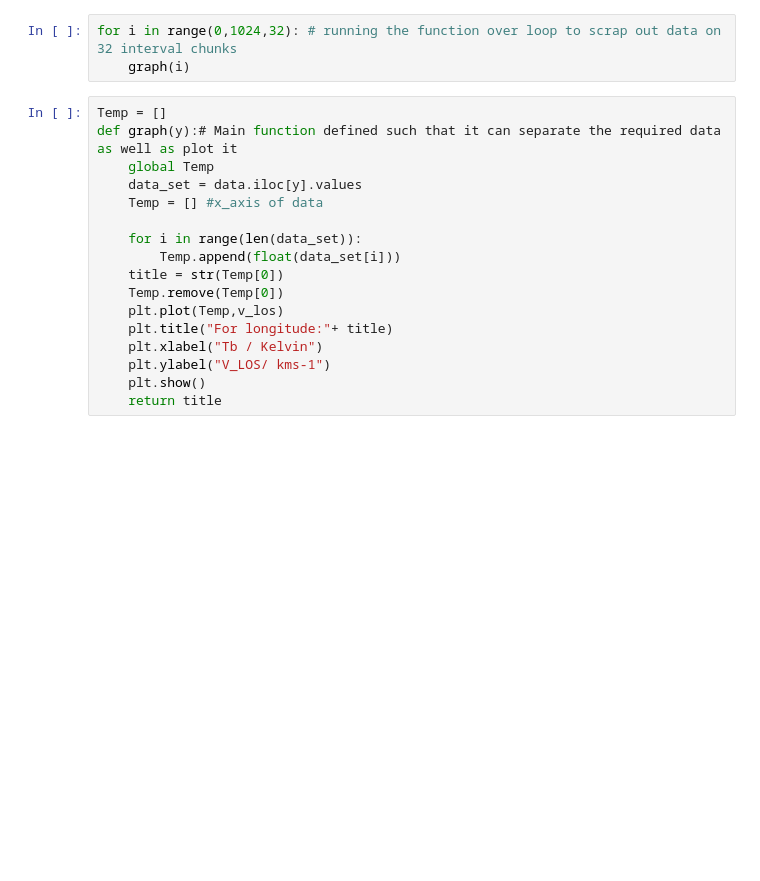
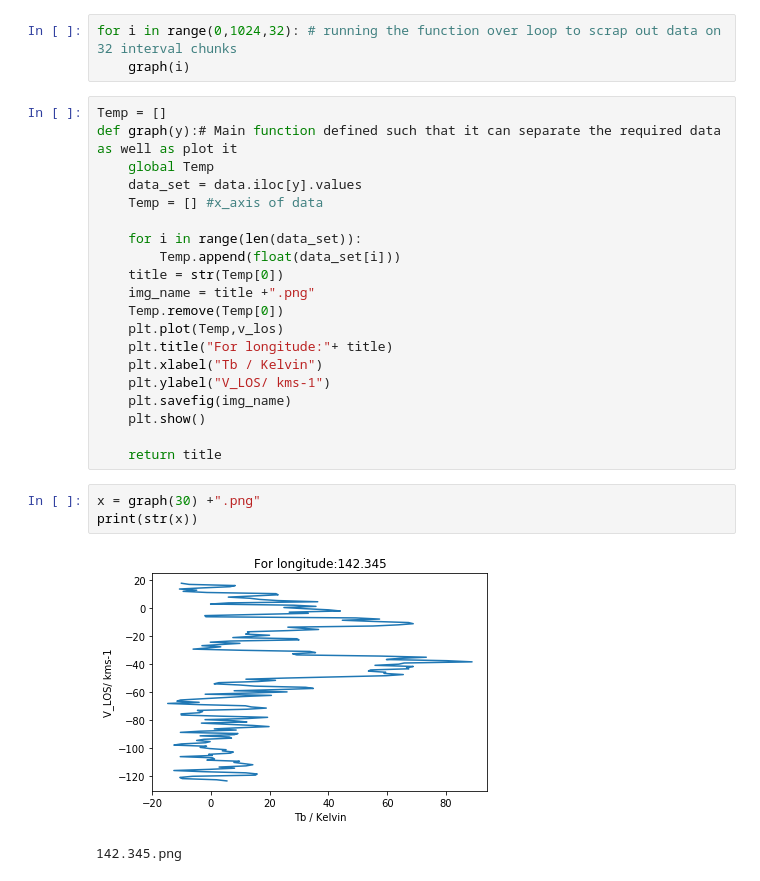
Before and after one commit to sulavthapa197/Analysis-of-21cm-waves, a Jupyter notebook: Survey of 21cm wavelength.ipynb, the cells around one changed output. Drawn from its saved outputs; the diff is of its cells as text; blank space fills up the shorter version.

```diff
--- a/Survey of 21cm wavelength.ipynb
+++ b/Survey of 21cm wavelength.ipynb
@@ -145,13 +147,22 @@ def graph(y):# Main function defined such that it can separate the required data
     for i in range(len(data_set)):
         Temp.append(float(data_set[i]))
     title = str(Temp[0])
+    img_name = title +".png"
     Temp.remove(Temp[0])
     plt.plot(Temp,v_los)
     plt.title("For longitude:"+ title)
     plt.xlabel("Tb / Kelvin")
     plt.ylabel("V_LOS/ kms-1")
+    plt.savefig(img_name)
     plt.show()
+
     return title
+# %%
+x = graph(30) +".png"
+print(str(x))
+# %% [output]
+[figure, added]
+142.345.png
 # %%
 for i in range(0,1024,32): # Runs the function on a loop such that data between 32intervals is used
     graph(i)
```
Also changed, not shown: parts of 2 cells of this notebook.
